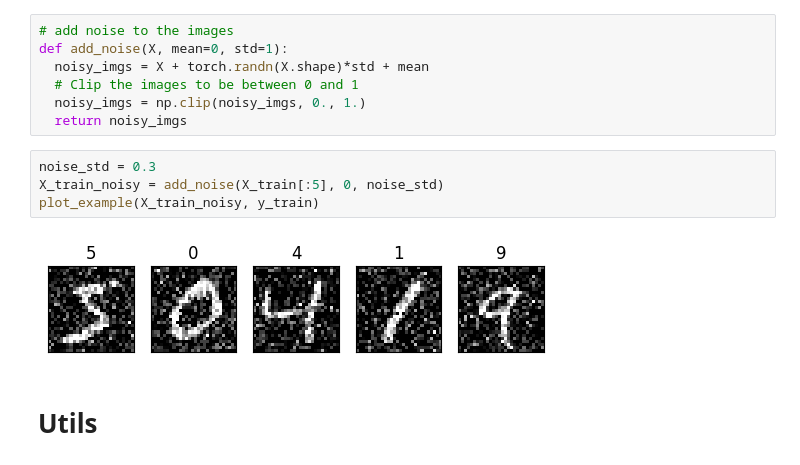
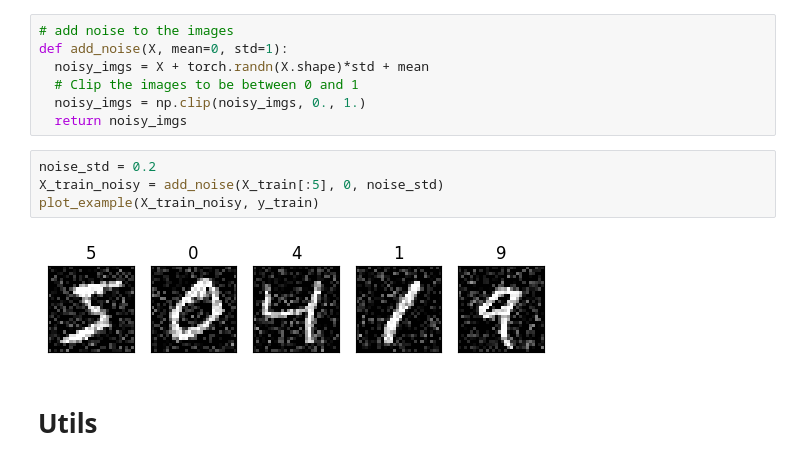
Before and after one commit to Sopralapanca/Pattern-Recognition, a Jupyter notebook: ASSIGNMENT_1_GIACOMO_CARFI_AUTOENCODER.ipynb, the cells around one changed output. Cells and saved outputs as stored; diff of their text form.

```diff
--- a/ASSIGNMENT_1_GIACOMO_CARFI_AUTOENCODER.ipynb
+++ b/ASSIGNMENT_1_GIACOMO_CARFI_AUTOENCODER.ipynb
@@ -86,11 +89,11 @@ def add_noise(X, mean=0, std=1):
   noisy_imgs = np.clip(noisy_imgs, 0., 1.)
   return noisy_imgs
 # %%
-noise_std = 0.3
+noise_std = 0.2
 X_train_noisy = add_noise(X_train[:5], 0, noise_std)
 plot_example(X_train_noisy, y_train)
 # %% [output]
-[figure, old version]
+[figure, new version]
 # %% [markdown]
 # Utils
 # %%
```
Also changed, not shown: parts of 32 cells of this notebook.
